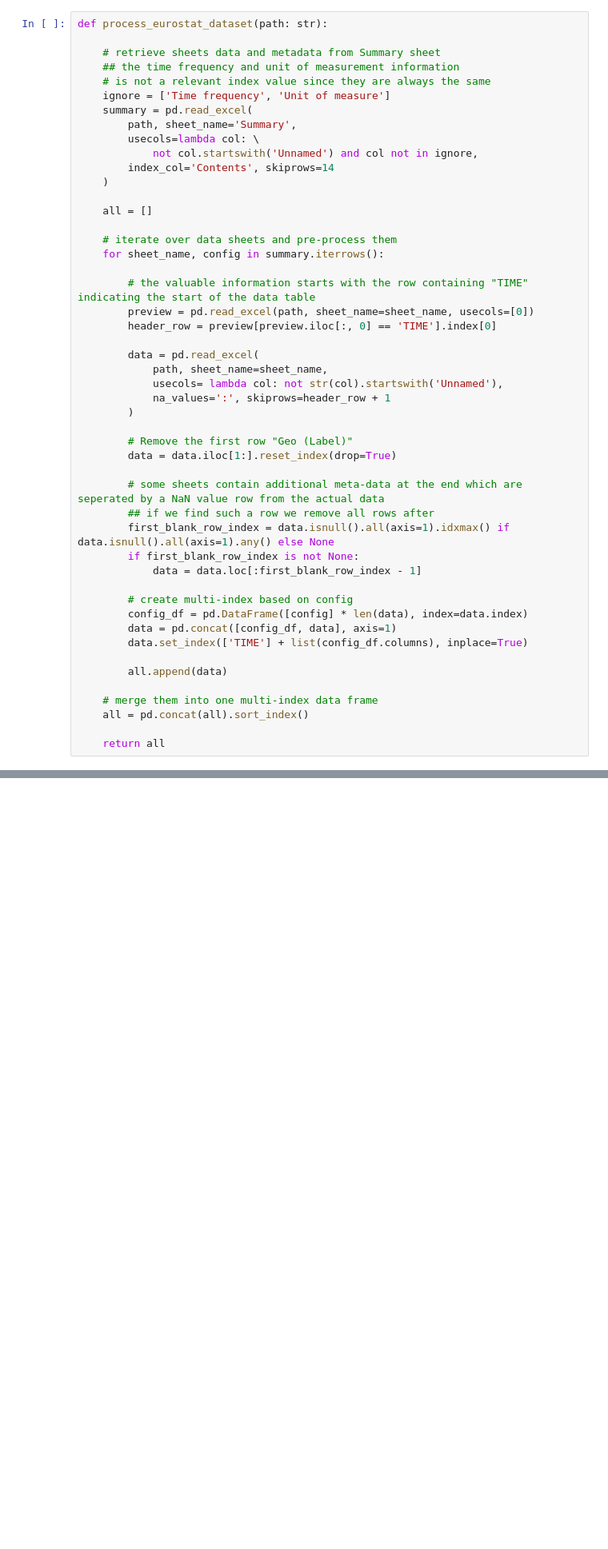
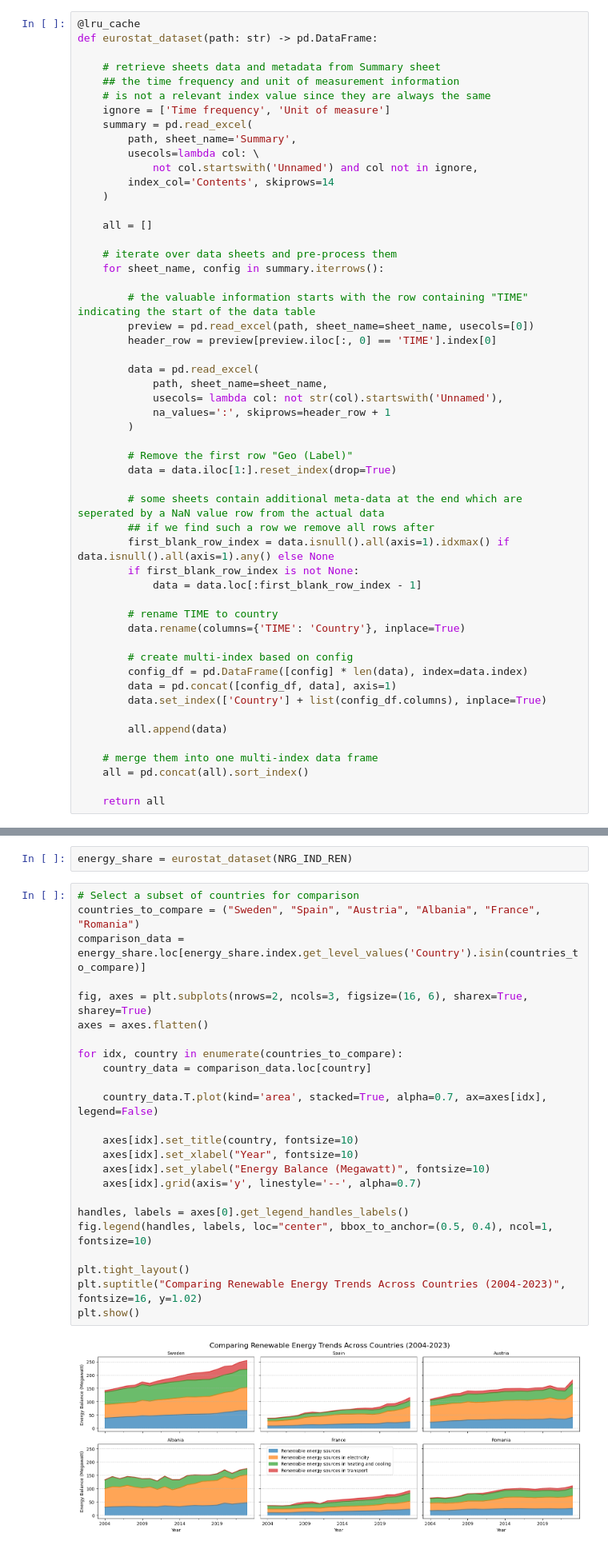
Before and after one commit to mazinator/DOPP-Group37, a Jupyter notebook: src/analysis.ipynb, the cells around one changed output, grey strips where cells are left out. Shown at 80% size. Drawn from its saved outputs; the diff is of its cells as text; blank space fills up the shorter version.

Commit message:
feat: changes in eurostat dataset method; started tackling question 1

```diff
--- a/src/analysis.ipynb
+++ b/src/analysis.ipynb
@@ -6,5 +25,6 @@ warnings.filterwarnings("ignore", category=UserWarning, module="openpyxl.styles.
 # %%
-def process_eurostat_dataset(path: str):
+@lru_cache
+def eurostat_dataset(path: str) -> pd.DataFrame:
 
     # retrieve sheets data and metadata from Summary sheet
     ## the time frequency and unit of measurement information
@@ -41,10 +61,13 @@ def process_eurostat_dataset(path: str):
         if first_blank_row_index is not None:
             data = data.loc[:first_blank_row_index - 1]
 
+        # rename TIME to country
+        data.rename(columns={'TIME': 'Country'}, inplace=True)
+
         # create multi-index based on config
         config_df = pd.DataFrame([config] * len(data), index=data.index)
         data = pd.concat([config_df, data], axis=1)
-        data.set_index(['TIME'] + list(config_df.columns), inplace=True)
+        data.set_index(['Country'] + list(config_df.columns), inplace=True)
 
         all.append(data)
 
@@ -74,0 +80,28 @@ data
+# %%
+energy_share = eurostat_dataset(NRG_IND_REN)
+# %%
+# Select a subset of countries for comparison
+countries_to_compare = ("Sweden", "Spain", "Austria", "Albania", "France", "Romania")
+comparison_data = energy_share.loc[energy_share.index.get_level_values('Country').isin(countries_to_compare)]
+
+fig, axes = plt.subplots(nrows=2, ncols=3, figsize=(16, 6), sharex=True, sharey=True)
+axes = axes.flatten()
+
+for idx, country in enumerate(countries_to_compare):
+    country_data = comparison_data.loc[country]
+
+    country_data.T.plot(kind='area', stacked=True, alpha=0.7, ax=axes[idx], legend=False)
+
+    axes[idx].set_title(country, fontsize=10)
+    axes[idx].set_xlabel("Year", fontsize=10)
+    axes[idx].set_ylabel("Energy Balance (Megawatt)", fontsize=10)
+    axes[idx].grid(axis='y', linestyle='--', alpha=0.7)
+
+handles, labels = axes[0].get_legend_handles_labels()
+fig.legend(handles, labels, loc="center", bbox_to_anchor=(0.5, 0.4), ncol=1, fontsize=10)
+
+plt.tight_layout()
+plt.suptitle("Comparing Renewable Energy Trends Across Countries (2004-2023)", fontsize=16, y=1.02)
+plt.show()
+# %% [output]
+[figure, added]
```
Also changed, not shown: parts of 11 cells of this notebook, 2 other files.
